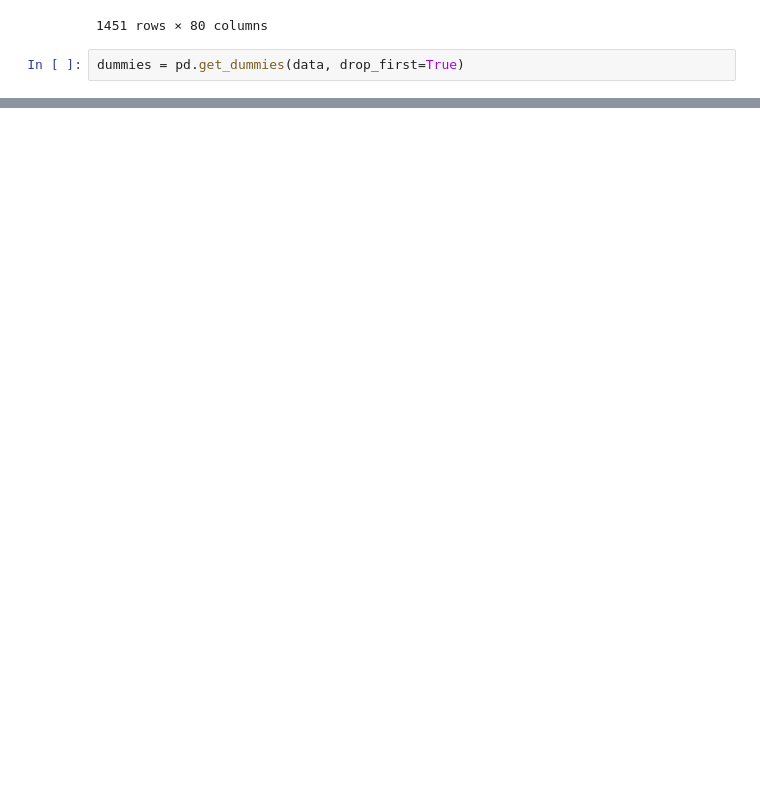
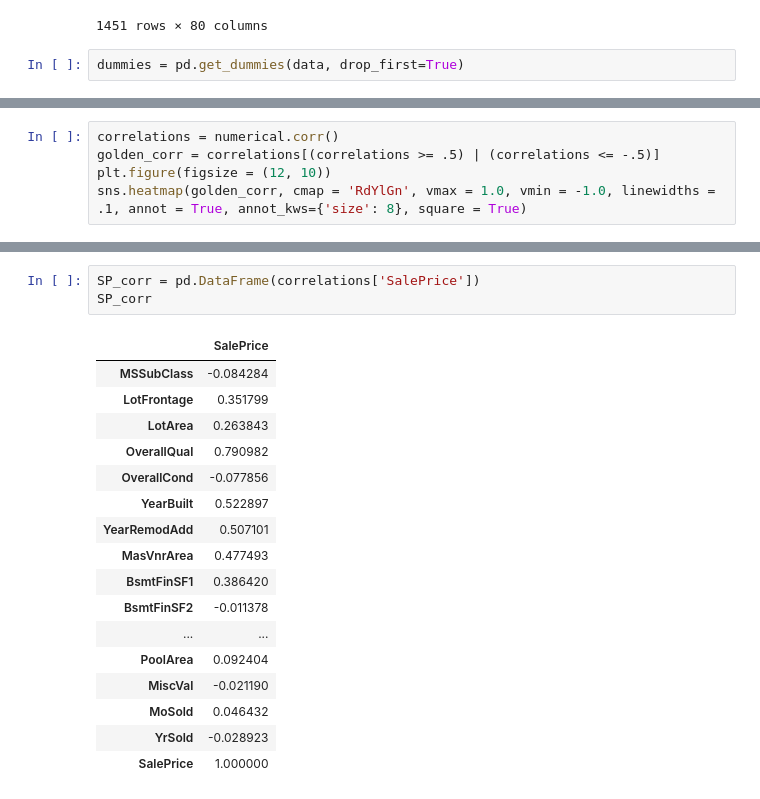
Before and after one commit to jackng310/KaggleProject, a Jupyter notebook: FeatureEngineering_Jack.ipynb, the cells around one changed output, grey strips where cells are left out. Saved outputs shown, nothing was run; the diff lists cells and outputs as text; blank space fills up the shorter version.

```diff
--- a/FeatureEngineering_Jack.ipynb
+++ b/FeatureEngineering_Jack.ipynb
@@ -184,0 +185,5 @@ dummies
+# %%
+correlations = numerical.corr()
+golden_corr = correlations[(correlations >= .5) | (correlations <= -.5)]
+plt.figure(figsize = (12, 10))
+sns.heatmap(golden_corr, cmap = 'RdYlGn', vmax = 1.0, vmin = -1.0, linewidths = .1, annot = True, annot_kws={'size': 8}, square = True)
@@ -184,0 +224,21 @@ dummies
+# %%
+SP_corr = pd.DataFrame(correlations['SalePrice'])
+SP_corr
+# %% [output]
+|  | SalePrice |
+| MSSubClass | -0.084284 |
+| LotFrontage | 0.351799 |
+| LotArea | 0.263843 |
+| OverallQual | 0.790982 |
+| OverallCond | -0.077856 |
+| YearBuilt | 0.522897 |
+| YearRemodAdd | 0.507101 |
+| MasVnrArea | 0.477493 |
+| BsmtFinSF1 | 0.386420 |
+| BsmtFinSF2 | -0.011378 |
+| ... | ... |
+| PoolArea | 0.092404 |
+| MiscVal | -0.021190 |
+| MoSold | 0.046432 |
+| YrSold | -0.028923 |
+| SalePrice | 1.000000 |
```
Also changed, not shown: parts of 20 cells of this notebook, 1 other file.
